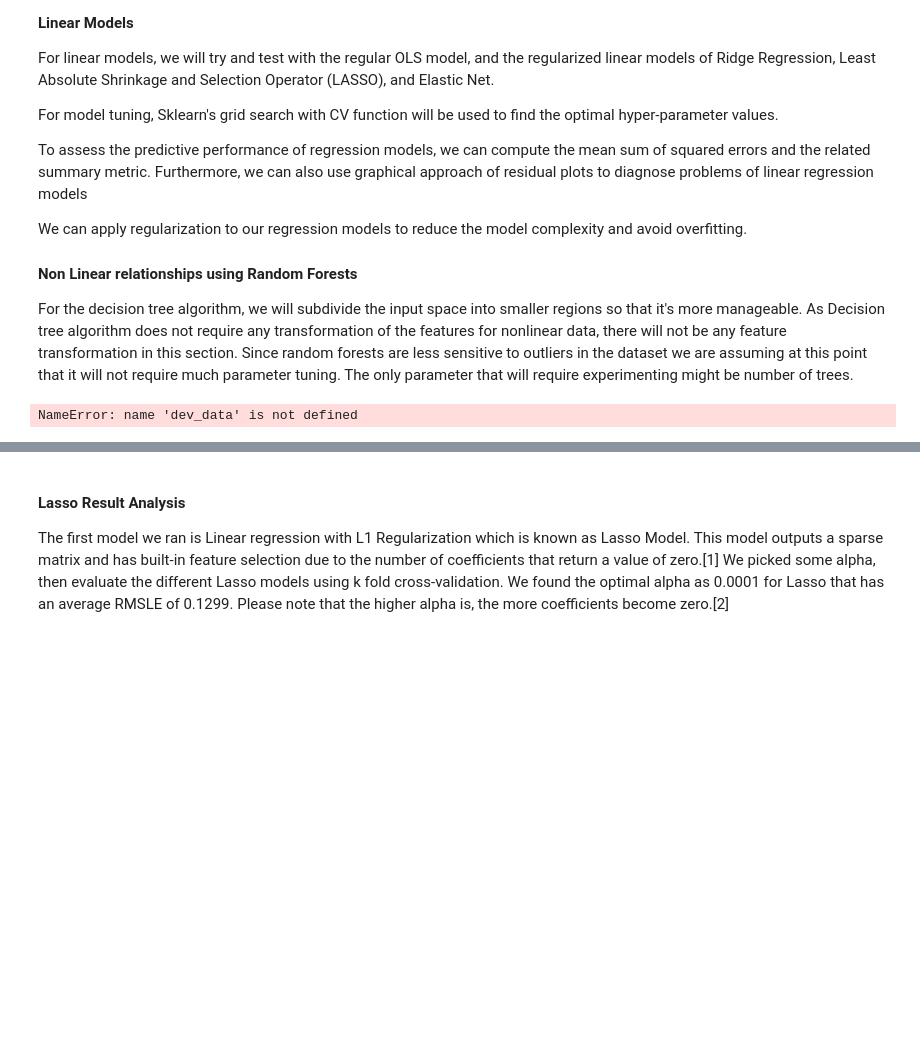
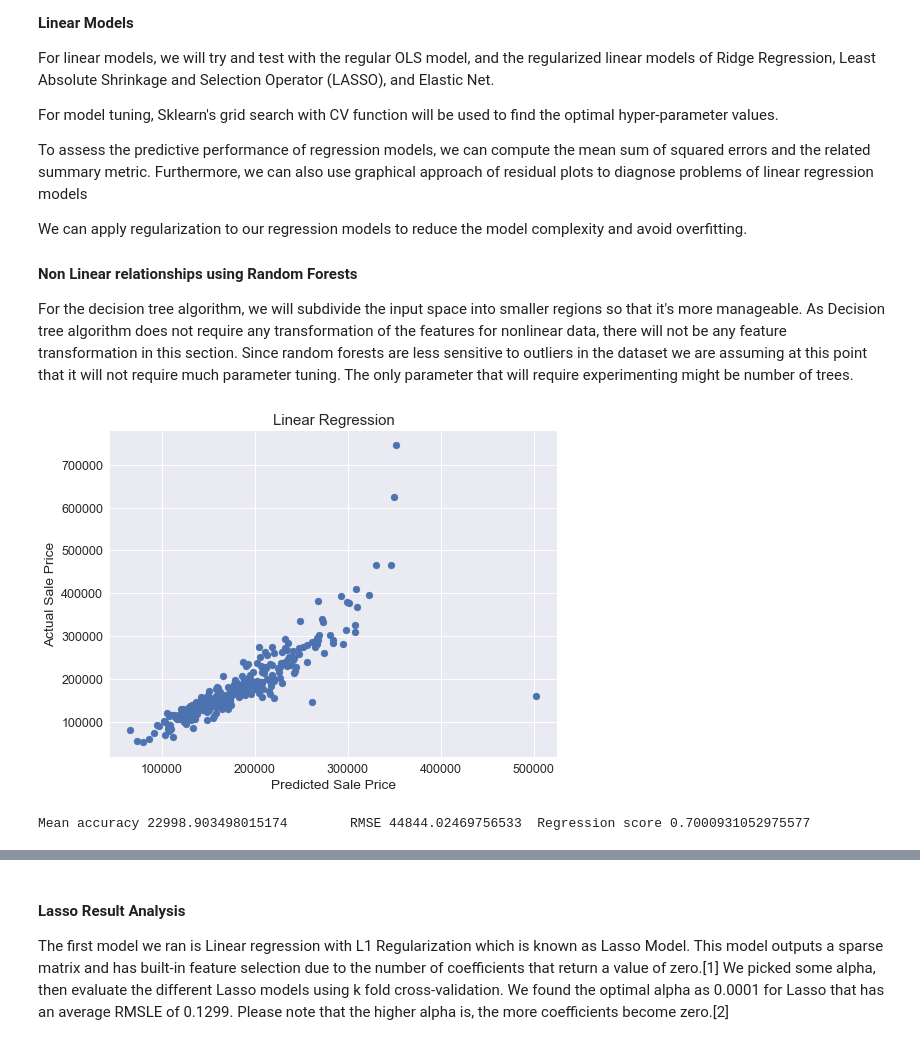
Before and after one commit to ansjory/w207_project, a Jupyter notebook: Kaggle_House_Prices/Mlaire_final.ipynb, the cells around one changed output, grey strips where cells are left out. Cells and saved outputs as stored; diff of their text form; code cells hidden in the pictures; blank space fills up the shorter version.

```diff
--- a/Kaggle_House_Prices/Mlaire_final.ipynb
+++ b/Kaggle_House_Prices/Mlaire_final.ipynb
@@ -859,25 +860,26 @@ def rmse(predictions, targets):
 # %%
 ## Fit lr using the train data and labels taken above, predict dev data.
 lr = LinearRegression()
 lr.fit(x, y)
-prediction = lr.predict(dev_data)
+prediction = lr.predict(dev)
 
 ## Distance of actuals vs predictors
 accuracy = abs(prediction - dev_labels)
 
 ## Plots prediction vs actual sale price
 f, ax = plt.subplots(figsize=(8, 6))
 plt.scatter(prediction, dev_labels)
 plt.title("Linear Regression")
 plt.xlabel("Predicted Sale Price")
 plt.ylabel("Actual Sale Price")
 plt.show()
 
 ## Print out the mean accuracy, rmse, and lr score.
 print("Mean accuracy %s \tRMSE %s \tRegression score %s" \
-    %(accuracy.mean(), rmse(prediction, dev_labels), lr.score(dev_data, dev_labels)))
+    %(accuracy.mean(), rmse(prediction, dev_labels), lr.score(dev, dev_labels)))
 # %% [output]
+[figure, added]
-NameError: name 'dev_data' is not defined
+Mean accuracy 22998.903498015174        RMSE 44844.02469756533  Regression score 0.7000931052975577
 # %%
 N_FOLDS = 10
 
```
Also changed, not shown: parts of 2 cells of this notebook.
